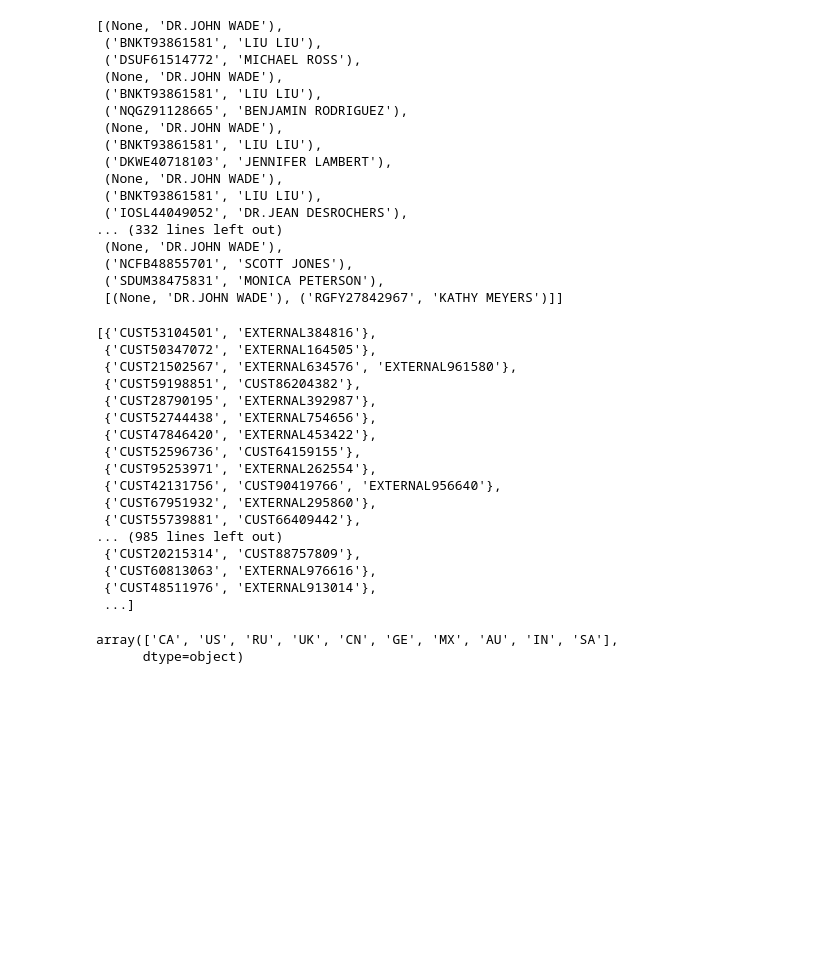
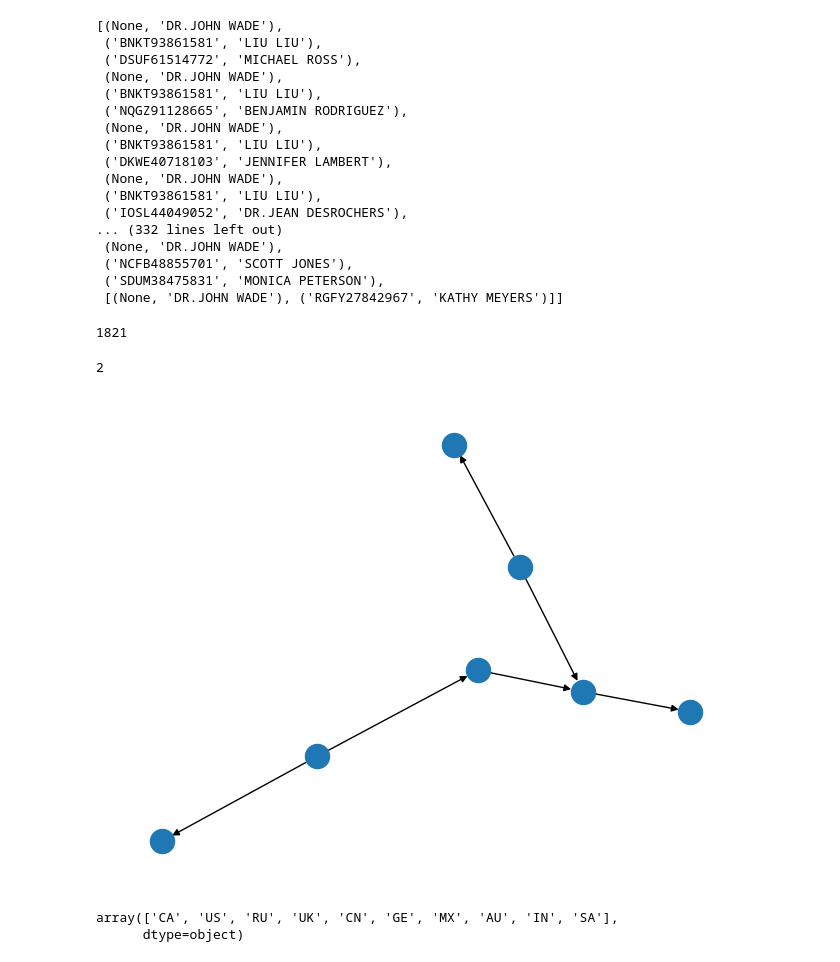
Before and after one commit to jwardbond/2023-imi-bigdata, a Jupyter notebook: eda/maaz_tasktwo.ipynb, the cells around one changed output. Drawn from its saved outputs; the diff is of its cells as text; code cells hidden in the pictures; blank space fills up the shorter version.

```diff
--- a/eda/maaz_tasktwo.ipynb
+++ b/eda/maaz_tasktwo.ipynb
@@ -150,26 +150,20 @@ G = nx.from_pandas_edgelist(emt, 'id sender', 'id receiver', create_using=nx.Mul
 # %%
 # takes about 3 min, be careful
 communities = nx.community.louvain_communities(G)
+# %%
+len(communities)
+# %% [output]
+1821
 # %%
-[c for c in communities if len(c)<5]
+nodes = list([c for c in communities if len(c)>0 and len(c) < 100][0])
-# %% [output]
-[{'CUST53104501', 'EXTERNAL384816'},
- {'CUST50347072', 'EXTERNAL164505'},
- {'CUST21502567', 'EXTERNAL634576', 'EXTERNAL961580'},
- {'CUST59198851', 'CUST86204382'},
- {'CUST28790195', 'EXTERNAL392987'},
- {'CUST52744438', 'EXTERNAL754656'},
- {'CUST47846420', 'EXTERNAL453422'},
- {'CUST52596736', 'CUST64159155'},
- {'CUST95253971', 'EXTERNAL262554'},
- {'CUST42131756', 'CUST90419766', 'EXTERNAL956640'},
- {'CUST67951932', 'EXTERNAL295860'},
- {'CUST55739881', 'CUST66409442'},
-... (985 lines left out)
- {'CUST20215314', 'CUST88757809'},
- {'CUST60813063', 'EXTERNAL976616'},
- {'CUST48511976', 'EXTERNAL913014'},
- ...]
+# %%
+len(nodes)
+# %% [output]
+2
+# %%
+nx.draw(G.subgraph(nodes))
+# %% [output]
+[figure, added]
 # %%
 wire[wire['country sender']=='CA']['country receiver'].unique()
 # %% [output]
```
